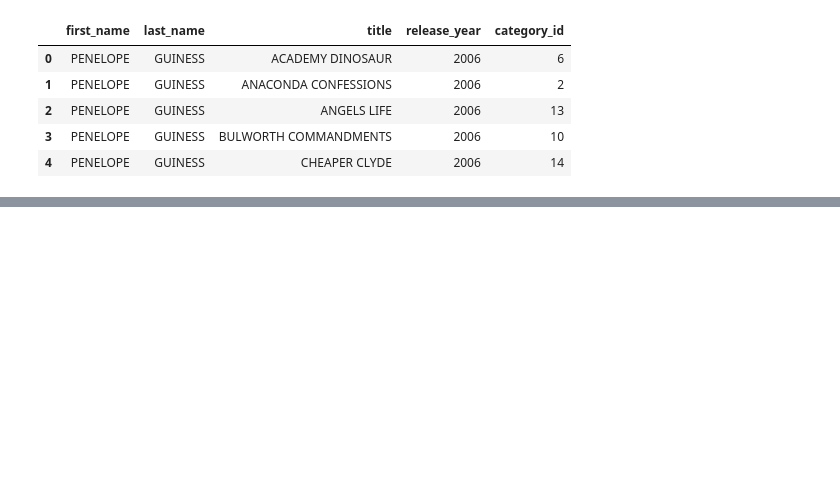
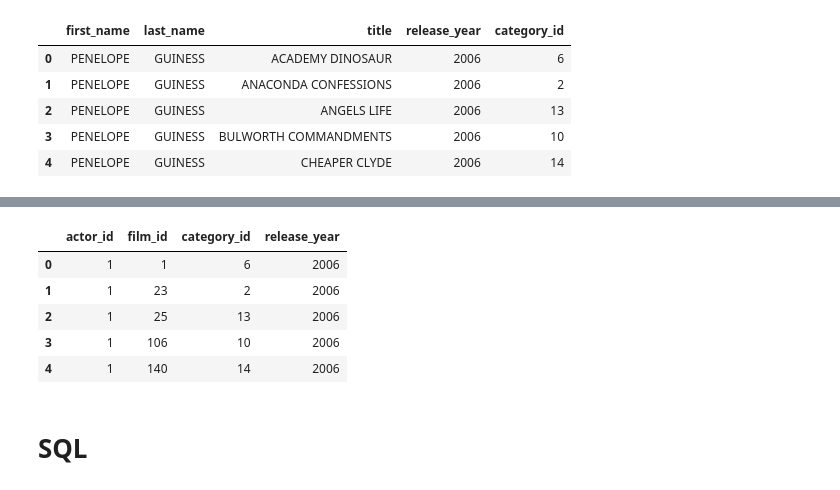
Before and after one commit to pombo7676/w3-database-project, a Jupyter notebook: SRC/Films_main.ipynb, the cells around one changed output, grey strips where cells are left out. Saved outputs shown, nothing was run; the diff lists cells and outputs as text; code cells hidden in the pictures; blank space fills up the shorter version.

```diff
--- a/SRC/Films_main.ipynb
+++ b/SRC/Films_main.ipynb
@@ -180,0 +493,11 @@ data_old_HDD.head()
+# %%
+data_old_HDD.head()
+# %% [output]
+|  | actor_id | film_id | category_id | release_year |
+| 0 | 1 | 1 | 6 | 2006 |
+| 1 | 1 | 23 | 2 | 2006 |
+| 2 | 1 | 25 | 13 | 2006 |
+| 3 | 1 | 106 | 10 | 2006 |
+| 4 | 1 | 140 | 14 | 2006 |
+# %% [markdown]
+# SQL
```
Also changed, not shown: parts of 82 cells of this notebook, 2 other files.
